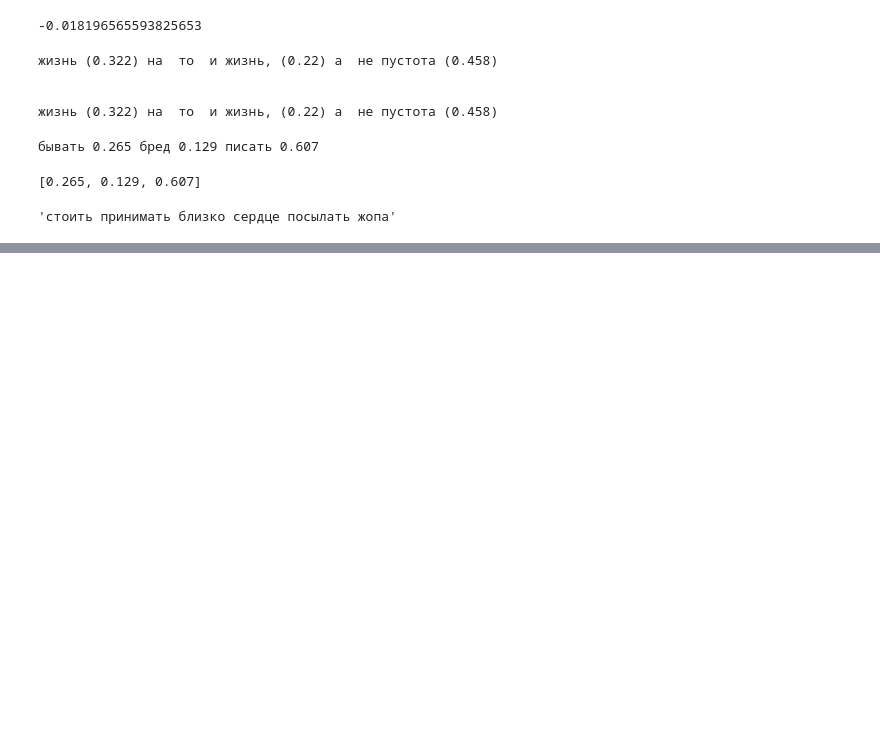
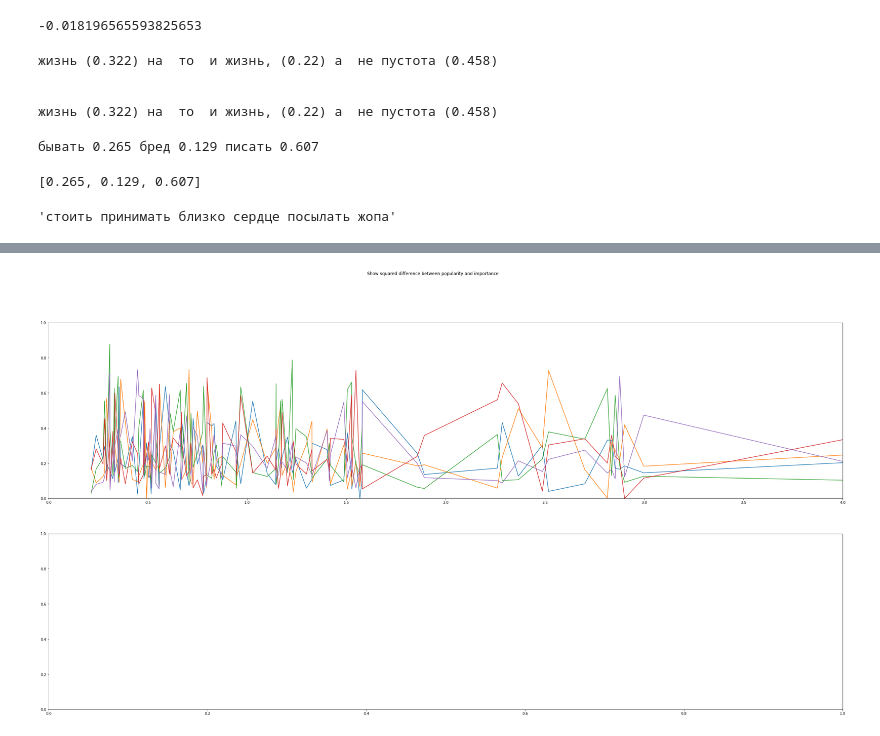
Before and after one commit to featztex/PsychoBot, a Jupyter notebook: ml/model_d2v_35k.ipynb, the cells around one changed output, grey strips where cells are left out. Drawn from its saved outputs; the diff is of its cells as text; code cells hidden in the pictures; blank space fills up the shorter version.

```diff
--- a/ml/model_d2v_35k.ipynb
+++ b/ml/model_d2v_35k.ipynb
@@ -492,0 +479,12 @@ averege_diff
+# %%
+fig, axs = plt.subplots(2,figsize=(40, 20))
+fig.suptitle('Show squared difference between popularity and importance')
+
+for i in range(5):
+    axs[0].plot(sort_sqr_sample.values(), loggs[i])
+    axs[0].axis([0, 4, 0, 1])
+
+
+plt.show()
+# %% [output]
+[figure, added]
```
Also changed, not shown: parts of 43 cells of this notebook.
